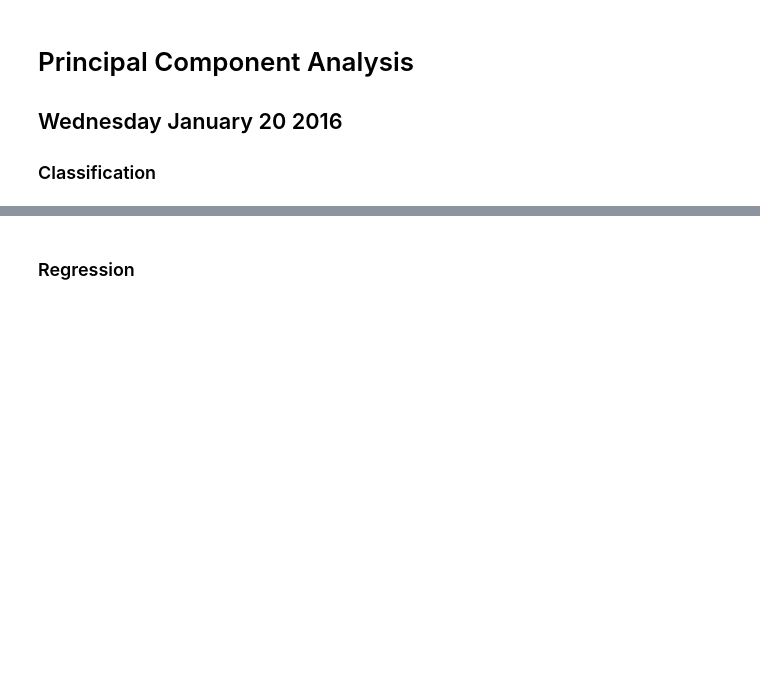
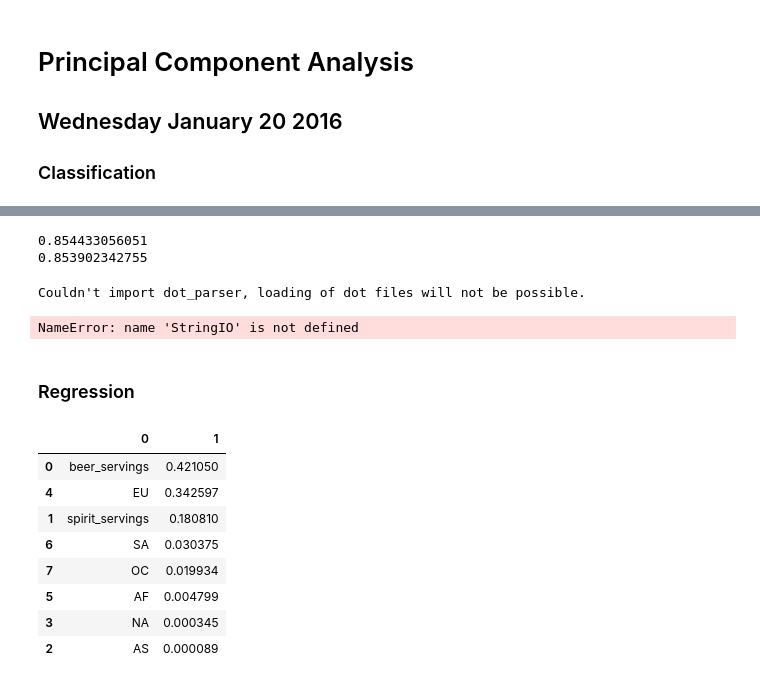
Before and after one commit to Pik000/SYD_DAT_3, a Jupyter notebook: labs/Week 6/Monday January 26 - Decision Trees.ipynb, the cells around one changed output, grey strips where cells are left out. Saved outputs shown, nothing was run; the diff lists cells and outputs as text; code cells hidden in the pictures; blank space fills up the shorter version.

```diff
--- a/labs/Week 6/Monday January 26 - Decision Trees.ipynb
+++ b/labs/Week 6/Monday January 26 - Decision Trees.ipynb
@@ -188,3 +270,36 @@ cross_val_score(logreg, d, survived, cv=10, scoring='roc_auc').mean()
+# %%
+best = grid.best_estimator_
+
+print cross_val_score(best, d, survived, cv=10, scoring='roc_auc').mean()
+print cross_val_score(logreg, d, survived, cv=10, scoring='roc_auc').mean()
+# %% [output]
+0.854433056051
+0.853902342755
+# %%
+import sklearn
+import pydot
+import os
+
+from IPython.display import Image
+dot_data = StringIO()
+tree.export_graphviz(clf, out_file=dot_data,
+                         feature_names=iris.feature_names,
+                         class_names=iris.target_names,
+                         filled=True, rounded=True,
+                         special_characters=True)
+graph = pydot.graph_from_dot_data(dot_data.getvalue())
+Image(graph.create_png())
+dot_data = StringIO()
+tree.export_graphviz(clf, out_file=dot_data,
+                         feature_names=iris.feature_names,
+                         class_names=iris.target_names,
+                         filled=True, rounded=True,
+                         special_characters=True)
+graph = pydot.graph_from_dot_data(dot_data.getvalue())
+Image(graph.create_png())
+# %% [output]
+Couldn't import dot_parser, loading of dot files will not be possible.
+NameError: name 'StringIO' is not defined
 # %% [markdown]
 ### Regression
 # %%
@@ -202,31 +317,41 @@ for continent_ in ['AS', 'NA', 'EU', 'AF', 'SA', 'OC']:
 
 drinks
 
 
 del drinks['continent']
 del drinks['country']
 del drinks['total_litres_of_pure_alcohol'] # this doesn't seem fair does it?
 
 X = drinks.drop('wine_servings', axis=1)
 y = drinks['wine_servings']
 
 X_train, X_test, y_train, y_test = train_test_split(X, y, random_state = 1)
 
 
 rtree = tree.DecisionTreeRegressor()
 
 rtree.fit(X_train, y_train)
 rtree.predict(X_test)
 
-scores = cross_val_score(rtree, X, y, cv=10, scoring='mean_squared_error')
+printscores = cross_val_score(rtree, X, y, cv=10, scoring='mean_squared_error')
 mse_scores = -scores
 mse_scores
 rmse_scores = np.sqrt(mse_scores)
 rmse_scores
 rmse_scores.mean()
 
 wine_mean = y.mean()
 wine_mean
 
 features = X.columns
 pd.DataFrame(zip(features, rtree.feature_importances_)).sort_index(by=1, ascending=False)
+# %% [output]
+|  | 0 | 1 |
+| 0 | beer_servings | 0.421050 |
+| 4 | EU | 0.342597 |
+| 1 | spirit_servings | 0.180810 |
+| 6 | SA | 0.030375 |
+| 7 | OC | 0.019934 |
+| 5 | AF | 0.004799 |
+| 3 | NA | 0.000345 |
+| 2 | AS | 0.000089 |
```
Also changed, not shown: parts of 11 cells of this notebook.
